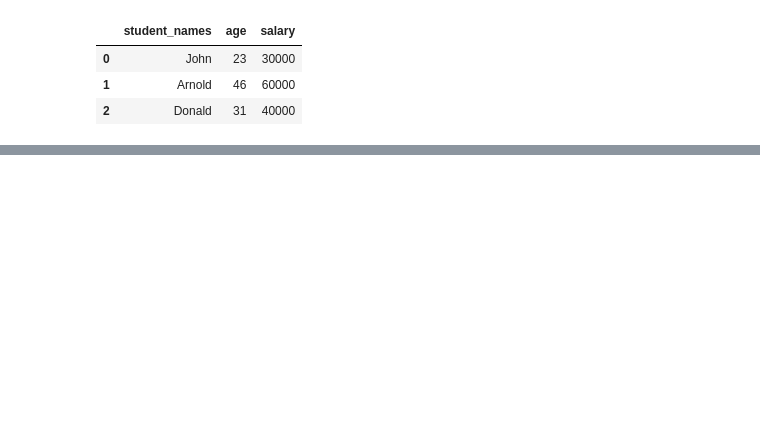
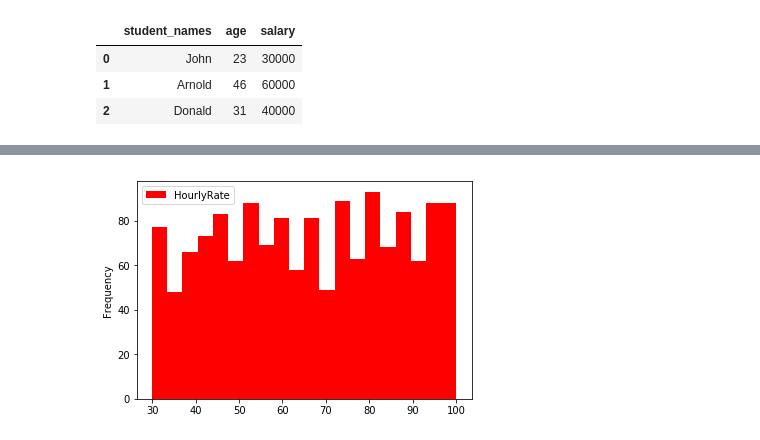
Before and after one commit to osin-vladimir/intro_to_data_science, a Jupyter notebook: Notebooks/intro_to_pandas.ipynb, the cells around one changed output, grey strips where cells are left out. Cells and saved outputs as stored; diff of their text form; code cells hidden in the pictures; blank space fills up the shorter version.

```diff
--- a/Notebooks/intro_to_pandas.ipynb
+++ b/Notebooks/intro_to_pandas.ipynb
@@ -38,0 +188,4 @@ data_frame
+# %%
+plot_2 = df_ibm.HourlyRate.plot(kind='hist', bins=20, color='r', legend=True)
+# %% [output]
+[figure, added]
```
Also changed, not shown: parts of 21 cells of this notebook, 3 other files.
